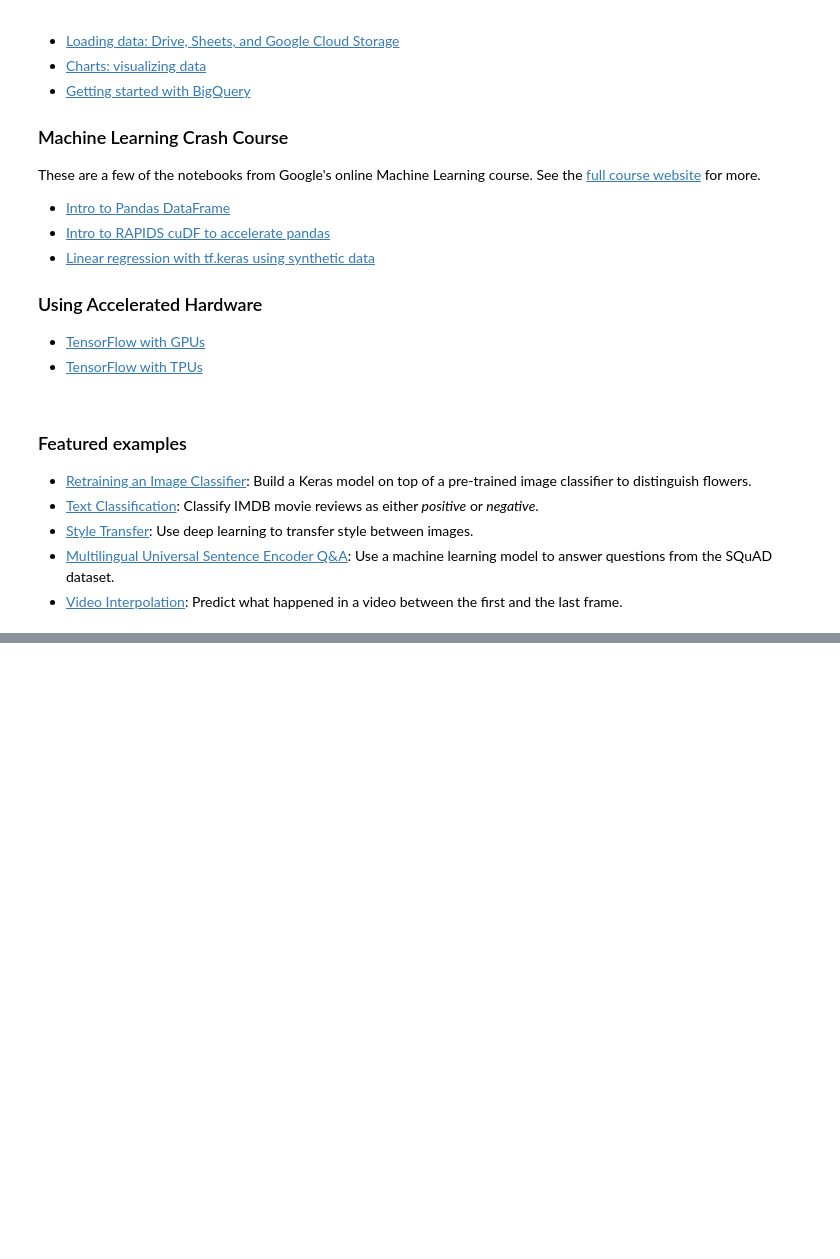
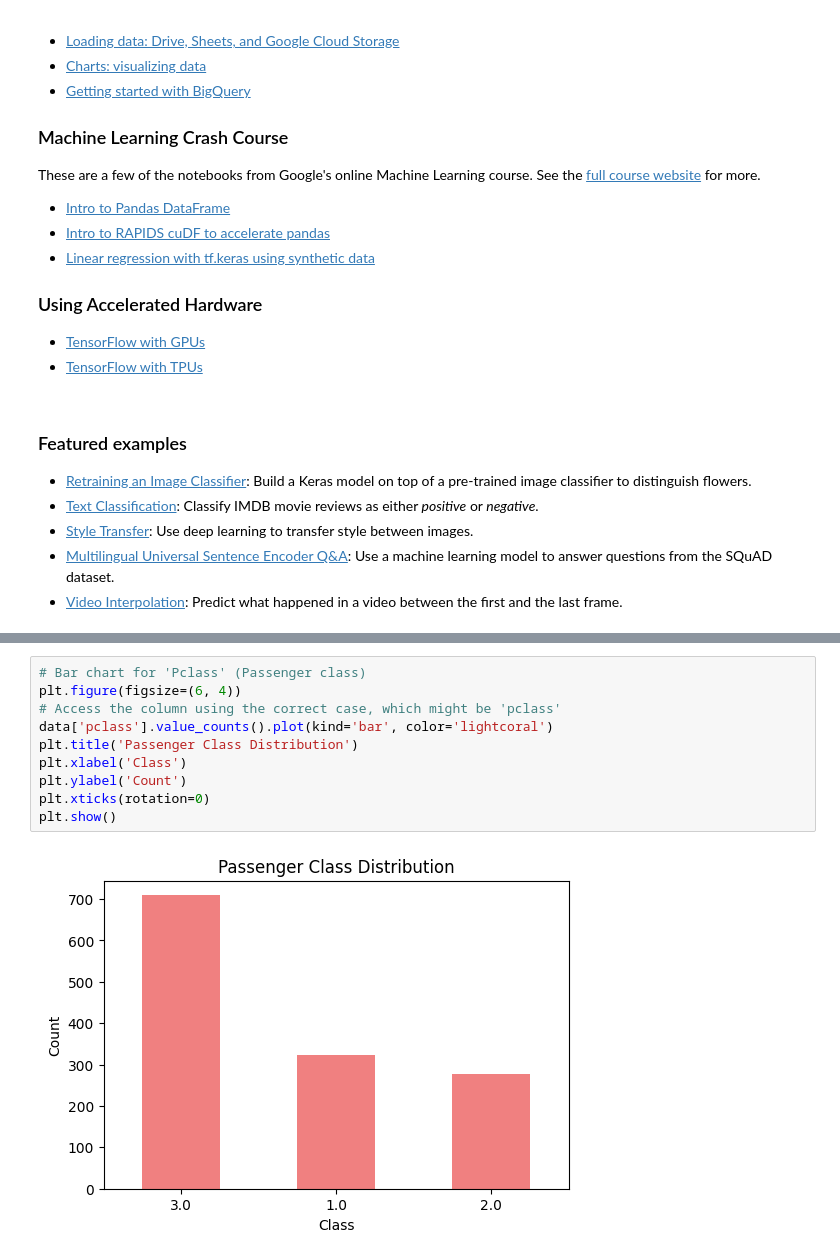
Before and after one commit to Mani-06/lab1, a Jupyter notebook: Welcome_To_Colab.ipynb, the cells around one changed output, grey strips where cells are left out. Drawn from its saved outputs; the diff is of its cells as text; blank space fills up the shorter version.

```diff
--- a/Welcome_To_Colab.ipynb
+++ b/Welcome_To_Colab.ipynb
@@ -207,0 +249,12 @@ These are a few of the notebooks from Google's online Machine Learning course. S
+# %%
+# Bar chart for 'Pclass' (Passenger class)
+plt.figure(figsize=(6, 4))
+# Access the column using the correct case, which might be 'pclass'
+data['pclass'].value_counts().plot(kind='bar', color='lightcoral')
+plt.title('Passenger Class Distribution')
+plt.xlabel('Class')
+plt.ylabel('Count')
+plt.xticks(rotation=0)
+plt.show()
+# %% [output]
+[figure, added]
```
Also changed, not shown: parts of 17 cells of this notebook.
